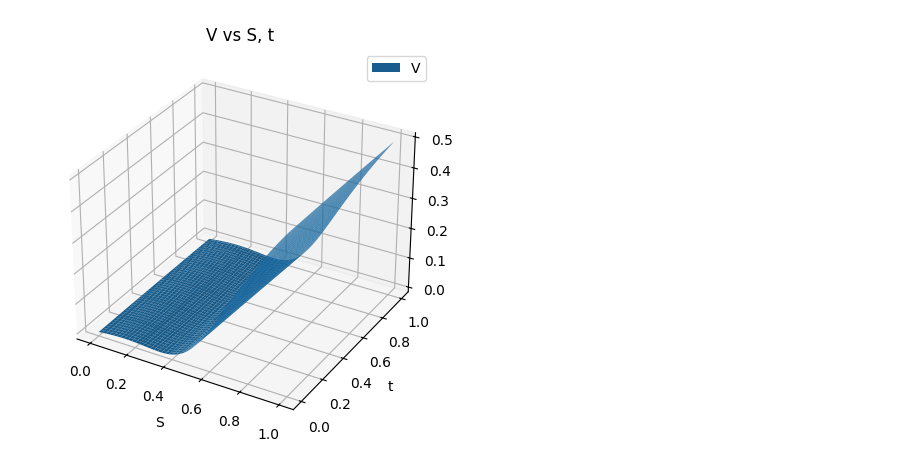
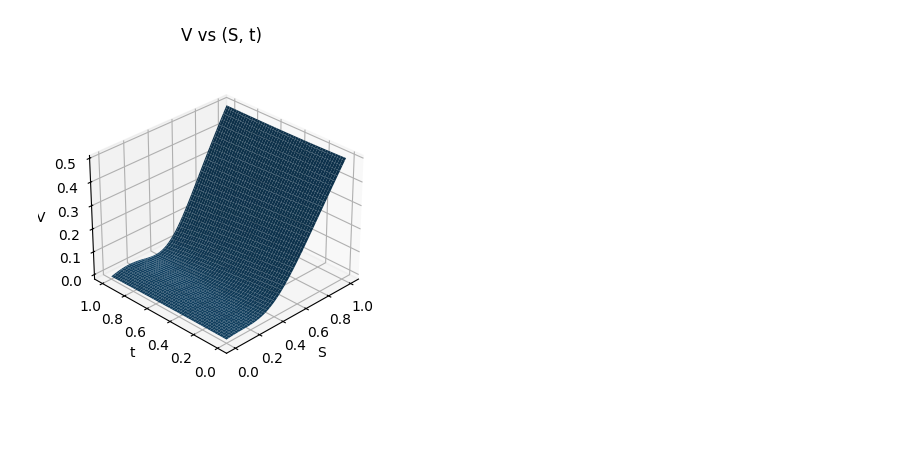
Before and after one commit to rotmanfinhub/deep-macrofin, a Jupyter notebook: examples/basic_examples/black_scholes.ipynb, the cells around one changed output. Cells and saved outputs as stored; diff of their text form; code cells hidden in the pictures; blank space fills up the shorter version.

```diff
--- a/examples/basic_examples/black_scholes.ipynb
+++ b/examples/basic_examples/black_scholes.ipynb
@@ -68,10 +65,7 @@ total_loss: 0.0000
-# %%
-fig, ax = plt.subplots(1, 1, figsize=(5, 5), subplot_kw={"projection": "3d"})
-pde.endog_vars["V"].plot("V", {"S": [0., 1.], "t": [0., 1.]}, ax=ax)
-plt.subplots_adjust()
-plt.show()
-# %% [output]
-[figure, removed]
+# %%
+pde.plot_vars(["V"], ncols=1)
+# %% [output]
+[figure, added]
 # %%
 fig, ax = plt.subplots(1, 1, figsize=(5, 5))
 s_dim = np.linspace(0, 1, 100)
```
Also changed, not shown: parts of 7 cells of this notebook, 27 other files.
